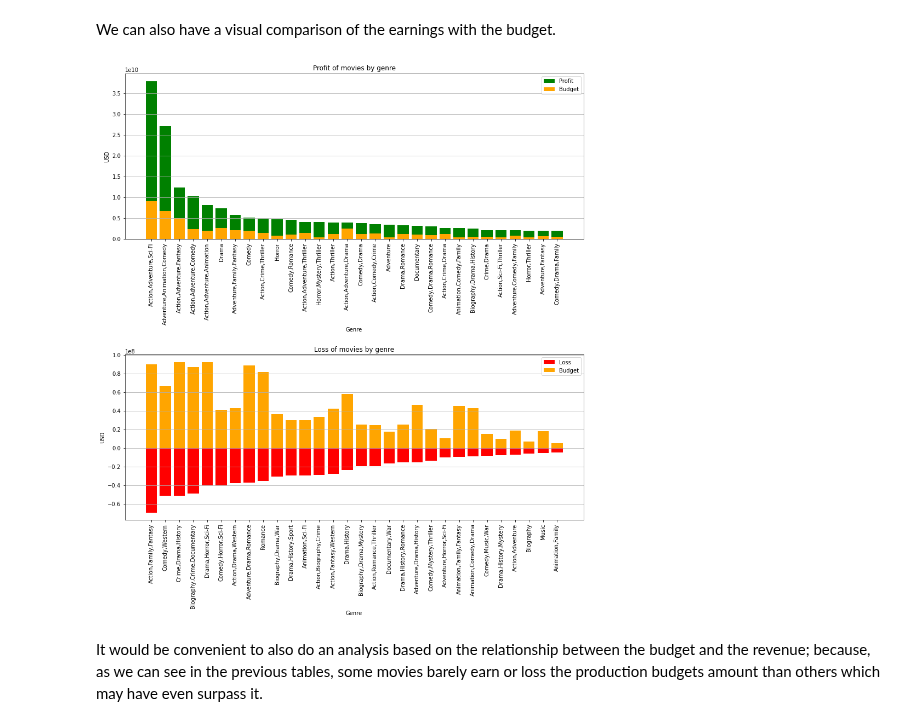
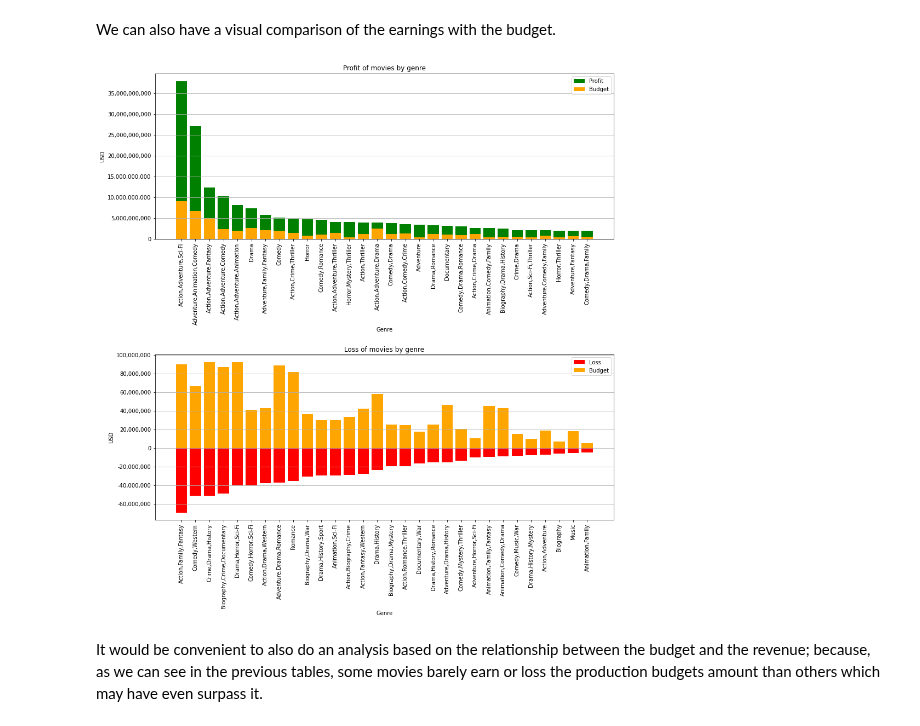
Before and after one commit to QuinnGrigsby/Capstone_Git-ing_it_done_MovieInformation, a Jupyter notebook: Data Understanding.ipynb, the cells around one changed output. Cells and saved outputs as stored; diff of their text form; code cells hidden in the pictures.

```diff
--- a/Data Understanding.ipynb
+++ b/Data Understanding.ipynb
@@ -372,6 +373,6 @@ del gross_and_rating["Number of Votes"]
 # %%
 #Rearenging columns for easier lecture
-gross_and_rating = gross_and_rating[["ID", "movie", "Genres","production_budget",
+gross_and_genre = gross_and_genre[["ID", "movie", "Genres","production_budget",
                                      "domestic_gross", "worldwide_gross","total_gross",
                                      "profit_or_loss", "relation_pro_los"]]
 # %%
@@ -426,13 +427,13 @@ Therefore, we have to compare every income of every genre, but as we can see, th
 We organize the information to be easier to analyze in graphs.
 # %%
 #Grouping movies by genre
-genre_gross = gross_and_rating.groupby(by="Genres", as_index=False).sum()
+genre_gross_grouped = gross_and_genre.groupby(by="Genres", as_index=False).sum()
 # %% [markdown]
 And we take a sample of the population. In this case, we are going with 30 samples so we can normalize later and have more significant results.
 # %%
 #Getting data from most profitable to less profitable
-genre_gross_top = genre_gross.sort_values(by="profit_or_loss", ascending=False).iloc[:30]
-genre_gross_bottom = genre_gross.sort_values(by="profit_or_loss").iloc[:30]
+genre_gross_top = genre_gross_grouped.sort_values(by="profit_or_loss", ascending=False).iloc[:30]
+genre_gross_bottom = genre_gross_grouped.sort_values(by="profit_or_loss").iloc[:30]
 # %%
 genre_gross_top.head()
 # %% [output]
@@ -477,7 +478,7 @@ genre_gross_bottom.head()
 # %% [markdown]
 We can see, even after cleaning up, that we have a not very significant result, where when having a big budget, the total gross income is zero, and the genre had no revenue either domesticly or internationally. This surely cannot be a real case, and must have happened something when merging. So we will delete this row and add a new one so we still have the same amount of data.
 # %%
-genre_gross_bottom = genre_gross.sort_values(by="profit_or_loss").iloc[:31]
+genre_gross_bottom = genre_gross_grouped.sort_values(by="profit_or_loss").iloc[:31]
 genre_gross_bottom["relation_pro_los"] = genre_gross_bottom.total_gross/genre_gross_bottom.profit_or_loss
 genre_gross_bottom.drop(index=32, inplace=True)
 genre_gross_bottom.head()
@@ -537,34 +544,40 @@ ax1.set_title("Profit of movies by genre")
 
 plt.draw()
 ax1.set_xticks(ax1.get_xticks())
 ax1.set_xticklabels(ax1.get_xticklabels(), rotation=90)
+ax1.ticklabel_format(style="plain", axis="y")
+ax1.get_yaxis().set_major_formatter(
+    matplotlib.ticker.FuncFormatter(lambda x, p: format(int(x), ',')))
 
 ax1.set_xlabel("Genre")
 ax1.set_ylabel("USD")
 ax1.legend(labels=['Profit', 'Budget'])
 ax1.grid(axis="y")
 
 #######
 
 ax2.bar(genre_gross_bottom.Genres, genre_gross_bottom.profit_or_loss, color="r")
 ax2.bar(genre_gross_bottom.Genres, genre_gross_bottom.production_budget, color="orange")
 
 ax2.set_title("Loss of movies by genre")
 
 plt.draw()
 ax2.set_xticks(ax2.get_xticks())
 ax2.set_xticklabels(ax2.get_xticklabels(), rotation=90)
+ax2.ticklabel_format(style="plain", axis="y")
+ax2.get_yaxis().set_major_formatter(
+    matplotlib.ticker.FuncFormatter(lambda x, p: format(int(x), ',')))
 
 ax2.set_xlabel("Genre")
 ax2.set_ylabel("USD")
 ax2.legend(labels=['Loss', 'Budget'])
 ax2.grid(axis="y")
 
 #######
 plt.subplots_adjust(hspace=0.7)
 plt.show()
 # %% [output]
-[figure, old version]
+[figure, new version]
 # %% [markdown]
 It would be convenient to also do an analysis based on the relationship between the budget and the revenue; because, as we can see in the previous tables, some movies barely earn or loss the production budgets amount than others which may have even surpass it.
 # %%
```
Also changed, not shown: parts of 12 cells of this notebook.
